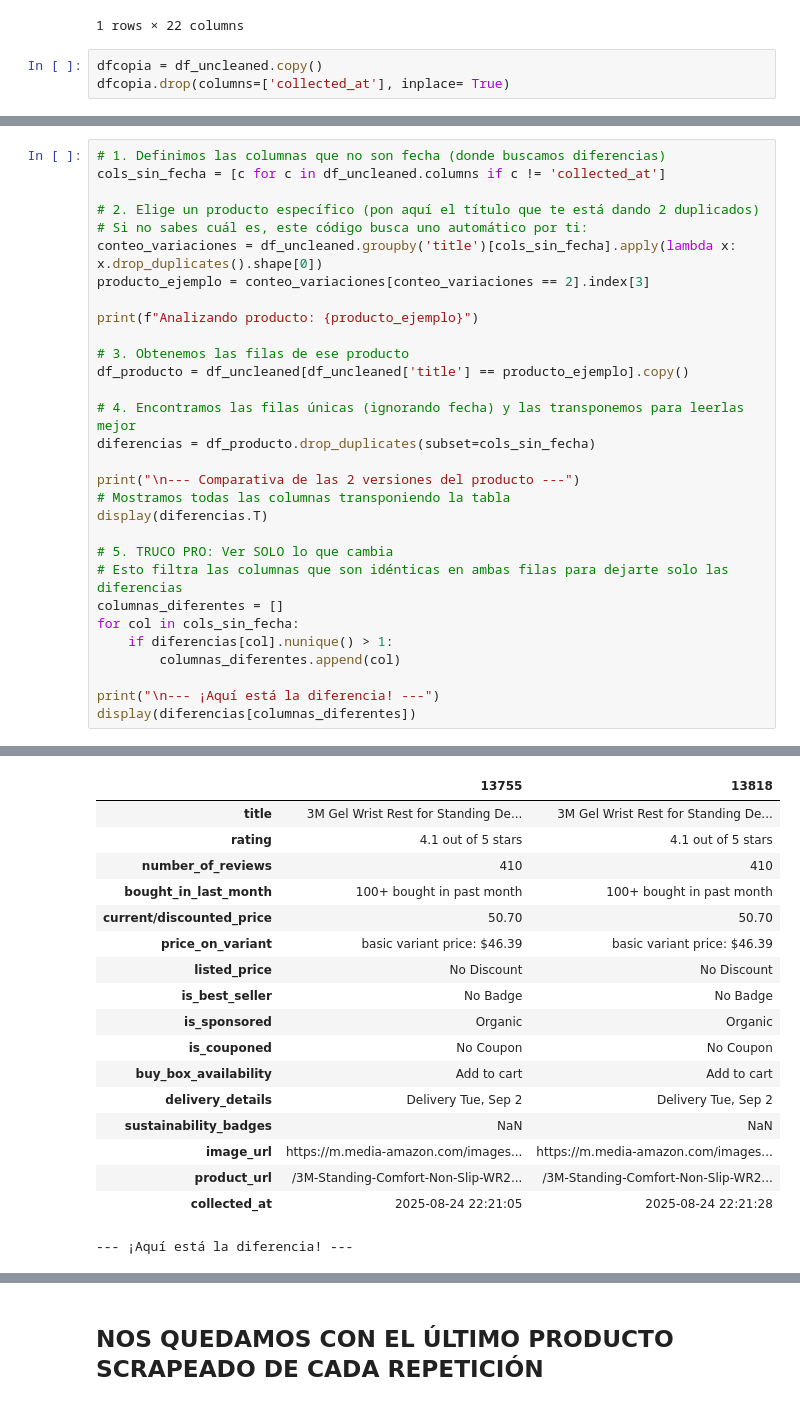
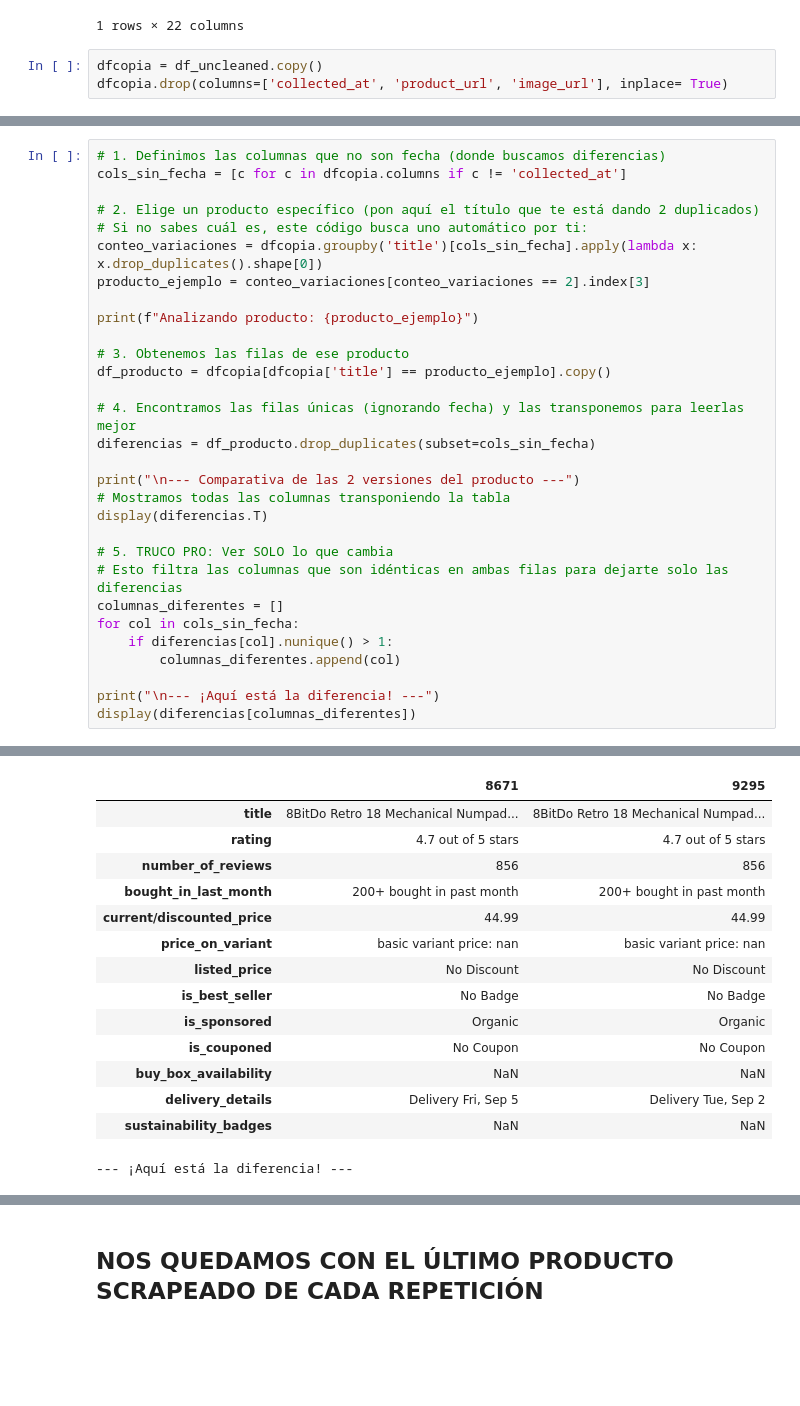
Before and after one commit to beja28/Amazon-Smart-Pricing, a Jupyter notebook: Codigo/cleaning.ipynb, the cells around one changed output, grey strips where cells are left out. Drawn from its saved outputs; the diff is of its cells as text; blank space fills up the shorter version.

```diff
--- a/Codigo/cleaning.ipynb
+++ b/Codigo/cleaning.ipynb
@@ -60,6 +60,6 @@ clean.head(1)
 1 rows × 22 columns
 # %%
 dfcopia = df_uncleaned.copy()
-dfcopia.drop(columns=['collected_at'], inplace= True)
+dfcopia.drop(columns=['collected_at', 'product_url', 'image_url'], inplace= True)
 # %%
 # Opción 1: Duplicados exactos (probablemente 0, como mencionaste)
@@ -151,16 +148,16 @@ Ejemplo de producto cambiante: TRX Training 6 Month On-Demand Membership - Unlim
 # %%
 # 1. Definimos las columnas que no son fecha (donde buscamos diferencias)
-cols_sin_fecha = [c for c in df_uncleaned.columns if c != 'collected_at']
+cols_sin_fecha = [c for c in dfcopia.columns if c != 'collected_at']
 
 # 2. Elige un producto específico (pon aquí el título que te está dando 2 duplicados)
 # Si no sabes cuál es, este código busca uno automático por ti:
-conteo_variaciones = df_uncleaned.groupby('title')[cols_sin_fecha].apply(lambda x: x.drop_duplicates().shape[0])
+conteo_variaciones = dfcopia.groupby('title')[cols_sin_fecha].apply(lambda x: x.drop_duplicates().shape[0])
 producto_ejemplo = conteo_variaciones[conteo_variaciones == 2].index[3]
 
 print(f"Analizando producto: {producto_ejemplo}")
 
 # 3. Obtenemos las filas de ese producto
-df_producto = df_uncleaned[df_uncleaned['title'] == producto_ejemplo].copy()
+df_producto = dfcopia[dfcopia['title'] == producto_ejemplo].copy()
 
 # 4. Encontramos las filas únicas (ignorando fecha) y las transponemos para leerlas mejor
 diferencias = df_producto.drop_duplicates(subset=cols_sin_fecha)
@@ -183,20 +180,17 @@ Analizando producto: 3M Gel Wrist Rest for Standing Desks, Wraps Around Edge of
 
 --- Comparativa de las 2 versiones del producto ---
-|  | 13755 | 13818 |
-| title | 3M Gel Wrist Rest for Standing De... | 3M Gel Wrist Rest for Standing De... |
-| rating | 4.1 out of 5 stars | 4.1 out of 5 stars |
-| number_of_reviews | 410 | 410 |
-| bought_in_last_month | 100+ bought in past month | 100+ bought in past month |
-| current/discounted_price | 50.70 | 50.70 |
-| price_on_variant | basic variant price: $46.39 | basic variant price: $46.39 |
+|  | 8671 | 9295 |
+| title | 8BitDo Retro 18 Mechanical Numpad... | 8BitDo Retro 18 Mechanical Numpad... |
+| rating | 4.7 out of 5 stars | 4.7 out of 5 stars |
+| number_of_reviews | 856 | 856 |
+| bought_in_last_month | 200+ bought in past month | 200+ bought in past month |
+| current/discounted_price | 44.99 | 44.99 |
+| price_on_variant | basic variant price: nan | basic variant price: nan |
 | listed_price | No Discount | No Discount |
 | is_best_seller | No Badge | No Badge |
 | is_sponsored | Organic | Organic |
 | is_couponed | No Coupon | No Coupon |
-| buy_box_availability | Add to cart | Add to cart |
-| delivery_details | Delivery Tue, Sep 2 | Delivery Tue, Sep 2 |
+| buy_box_availability | NaN | NaN |
+| delivery_details | Delivery Fri, Sep 5 | Delivery Tue, Sep 2 |
 | sustainability_badges | NaN | NaN |
-| image_url | https://m.media-amazon.com/images... | https://m.media-amazon.com/images... |
-| product_url | /3M-Standing-Comfort-Non-Slip-WR2... | /3M-Standing-Comfort-Non-Slip-WR2... |
-| collected_at | 2025-08-24 22:21:05 | 2025-08-24 22:21:28 |
 --- ¡Aquí está la diferencia! ---
```
Also changed, not shown: parts of 5 cells of this notebook, 7 other files.
